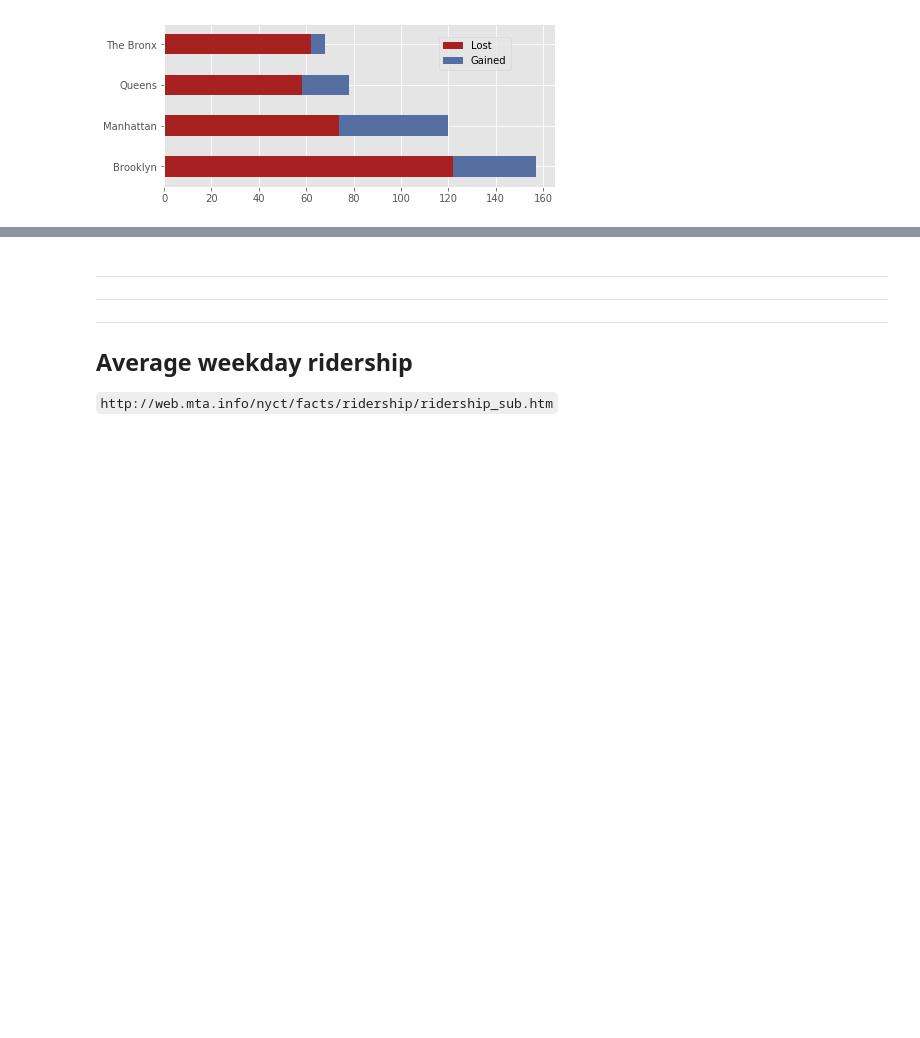
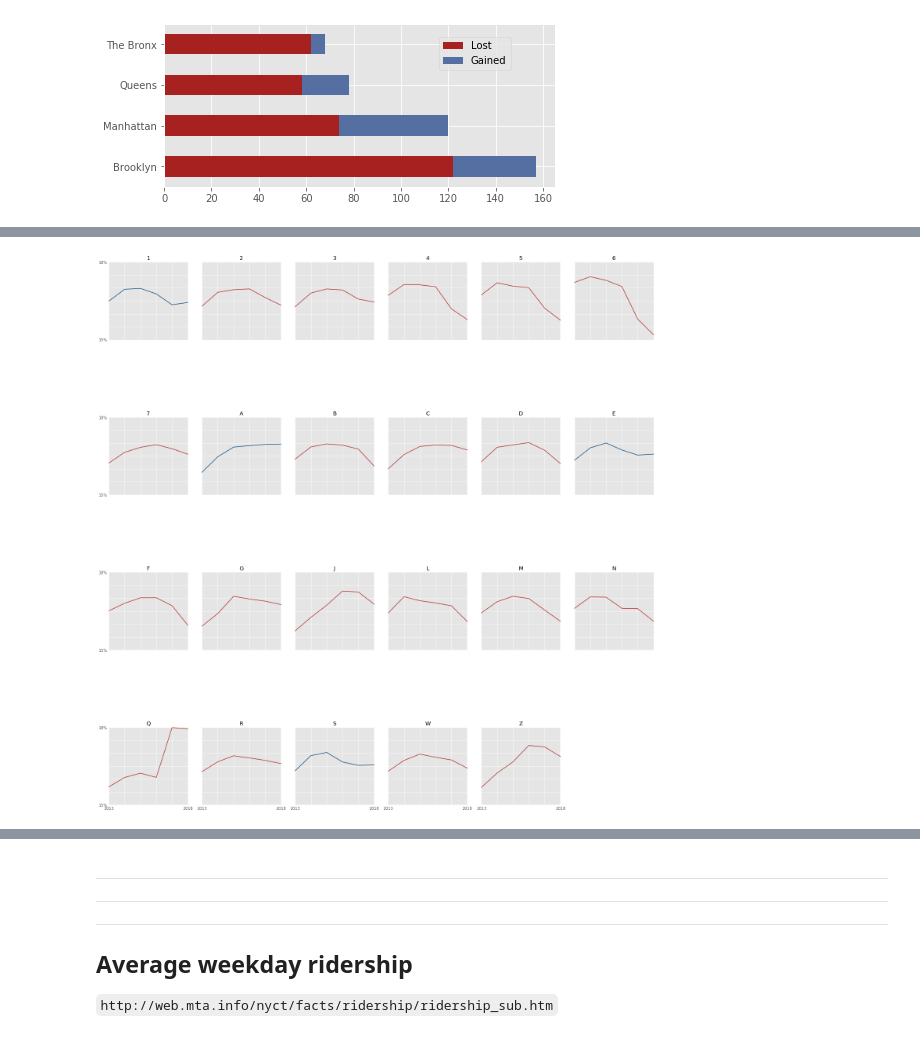
Before and after one commit to sawyerclick/portfolio, a Jupyter notebook: project/subway-ridership/Ridership scraper.ipynb, the cells around one changed output, grey strips where cells are left out. Drawn from its saved outputs; the diff is of its cells as text; code cells hidden in the pictures; blank space fills up the shorter version.

```diff
--- a/project/subway-ridership/Ridership scraper.ipynb
+++ b/project/subway-ridership/Ridership scraper.ipynb
@@ -279,3 +298,61 @@ Name: 17-18 change, dtype: int64
+# %%
+lines = ['1','2','3','4','5','6','7','A','B','C','D','E','F','G','J','L','M','N','Q','R','S','W','Z']
+
+# We can ask for ALL THE AXES and put them into axes
+fig, axes = plt.subplots(nrows=4, ncols=6, sharex=True, sharey=True, figsize=(20,20))
+axes_list = [item for sublist in axes for item in sublist]
+
+for line in lines:
+    line_one = df[df.lines.str.contains(line)]
+    ax = axes_list.pop(0)
+
+    total = {}
+    total['riders'] = [line_one['2013'].sum(),line_one['2014'].sum(),line_one['2015'].sum(),line_one['2016'].sum(),line_one['2017'].sum(),line_one['2018'].sum()]
+    total['year'] = ['2013','2014','2015','2016','2017','2018']
+    total = pd.DataFrame(total)
+    total['17-18 change'] = total.riders[5] - total.riders[4]
+
+    if total['17-18 change'][5] > 0:
+        color =  '#175282'
+    else:
+        color = '#B43632'
+
+    def get_percentage(x):
+        return x.riders / total['riders'].sum()
+
+    total['percentage'] = total.apply(get_percentage, axis=1)
+
+    ax = total.plot(kind='line', x='year',y='percentage', ax=ax, title=line, legend=False, clip_on=False, color=color)
+
+    ax.tick_params(
+        which='both',
+        bottom='off',
+        left='off',
+        right='off',
+        top='off'
+    )
+    ax.spines['left'].set_visible(False)
+    ax.spines['top'].set_visible(False)
+    ax.spines['right'].set_visible(False)
+    ax.tick_params(axis=u'both', which=u'both',length=0)
+    ax.set_ylim(.15,.18)
+    ax.set_xticklabels(['2013','','','','','2018'])
+    ax.set_yticklabels(['15%','','','','','','18%'])
+    ax.set_ylabel('')
+    ax.set_xlabel('')
+
+#     ax.set_ylim[total.riders.min()-100, total.riders.max()+100]
+
+# Now use the matplotlib .remove() method to
+# delete anything we didn't use
+for ax in axes_list:
+    ax.remove()
+plt.tight_layout()
+
+plt.subplots_adjust(hspace=1)
+plt.savefig("images/all_lines_ridership.pdf")
+# %% [output]
+[figure, added]
 # %%
 lines = ['1','2','3','4','5','6','7','A','B','C','D','E','F','G','J','L','M','N','Q','R','S','W','Z']
 
```
Also changed, not shown: parts of 14 cells of this notebook, 37 other files.
